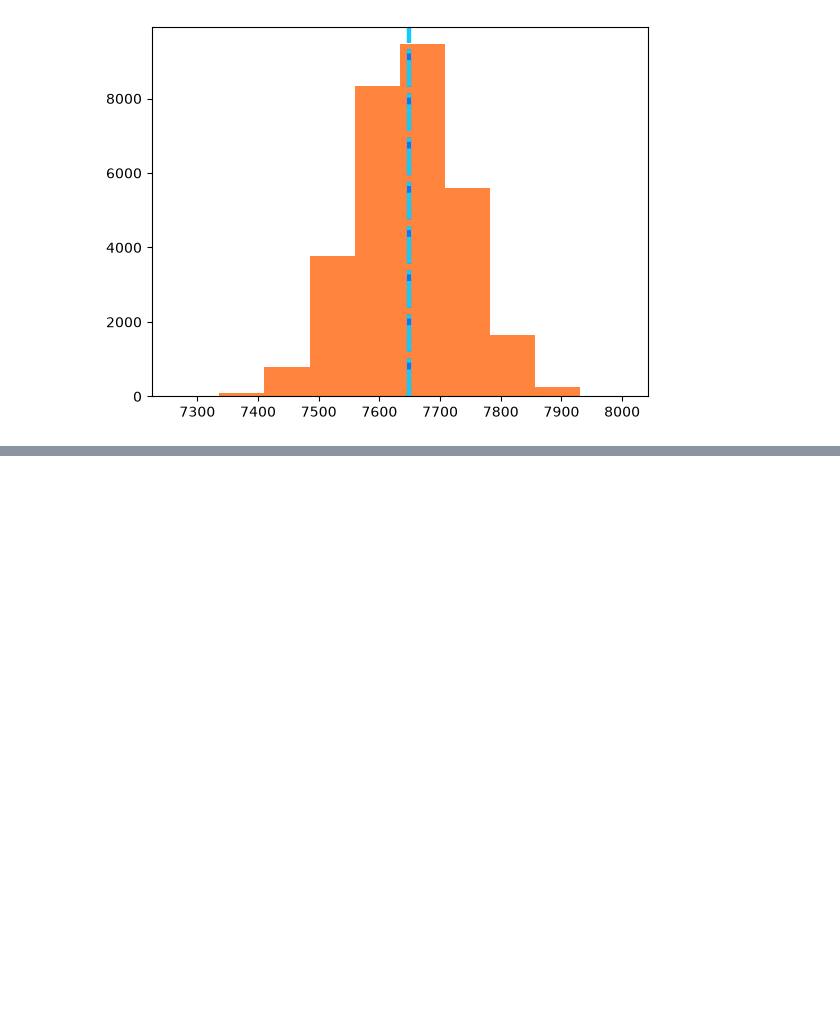
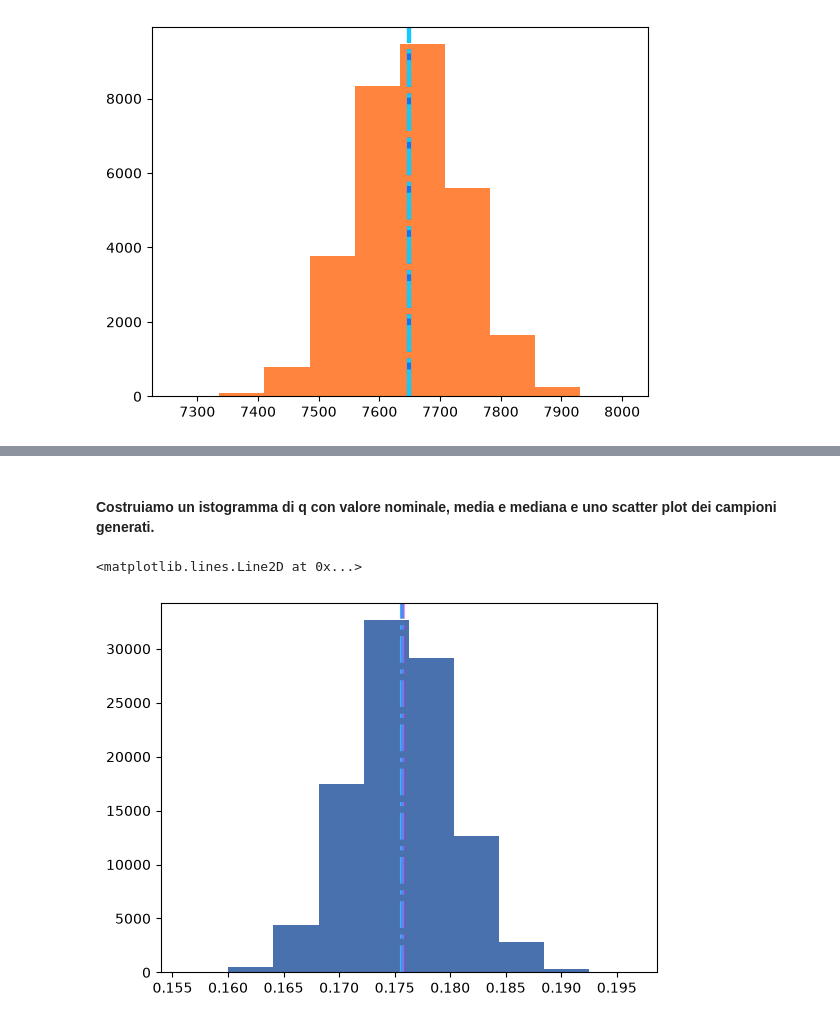
Before and after one commit to aria3137/Lab01, a Jupyter notebook: esperimento_young.ipynb, the cells around one changed output, grey strips where cells are left out. Cells and saved outputs as stored; diff of their text form; code cells hidden in the pictures; blank space fills up the shorter version.

```diff
--- a/esperimento_young.ipynb
+++ b/esperimento_young.ipynb
@@ -253,0 +426,17 @@ plt.show()
+# %%
+rng = np.random.default_rng(20261003)
+campioni = rng.multivariate_normal(
+ mean=z,
+ cov=m_cov,
+ size=100_000
+)
+
+alfa_mc=campioni[:,0]
+delta_mc=campioni[:,1]
+k_mc=campioni[:,2]
+s_x_mc=campioni[:,3]
+# %%
+a_mc= alfa_mc/(k_mc*s_x_mc)
+d_mc=delta_mc/(k_mc*s_x_mc)
+q_mc=alfa_mc/delta_mc
+print(a_mc, "\n", d_mc, "\n", q_mc)
@@ -253,0 +451,23 @@ plt.show()
+# %%
+a_mc_media=a_mc.mean()
+d_mc_media=d_mc.mean()
+q_mc_media=q_mc.mean()
+print("Le medie sono: ")
+print(a_mc_media, "\n", d_mc_media, "\n", q_mc_media)
+
+a_mc_stddev=np.std(a_mc, ddof=1)
+d_mc_stddev=np.std(d_mc, ddof=1)
+q_mc_stddev=np.std(q_mc, ddof=1)
+print("Le deviazioni standard sono: ")
+print(a_mc_stddev, "\n", d_mc_stddev, "\n", q_mc_stddev)
+
+a_mc_mediana=np.median(a_mc)
+d_mc_mediana=np.median(d_mc)
+q_mc_mediana=np.median(q_mc)
+print("Le mediane sono: ")
+print(a_mc_mediana, "\n", d_mc_mediana, "\n", q_mc_mediana)
+print("I percentili sono: ")
+a_mc_p16, a_mc_p84=np.percentile(a_mc, [16, 84])
+d_mc_p16, d_mc_p84=np.percentile(d_mc, [16, 84])
+q_mc_p16, q_mc_p84=np.percentile(q_mc, [16, 84])
+print(a_mc_p16, "\t", a_mc_p84, "\n", d_mc_p16, "\t", d_mc_p84, "\n", q_mc_p16, "\t", q_mc_p84)
@@ -253,0 +491,10 @@ plt.show()
+# %% [markdown]
+#### Costruiamo un istogramma di q con valore nominale, media e mediana e uno scatter plot dei campioni generati.
+# %%
+istogrammaq, assi =plt.subplots()
+assi.hist(q_mc, color="#4971ae")
+assi.axvline(q_mc_mediana, color="#10cBFb", lw=3, linestyle="-.")
+assi.axvline(q_mc_media, color = "#e71ad96f", lw=3, linestyle="-.")
+# %% [output]
+<matplotlib.lines.Line2D at 0x...>
+[figure, added]
```
Also changed, not shown: parts of 59 cells of this notebook.
